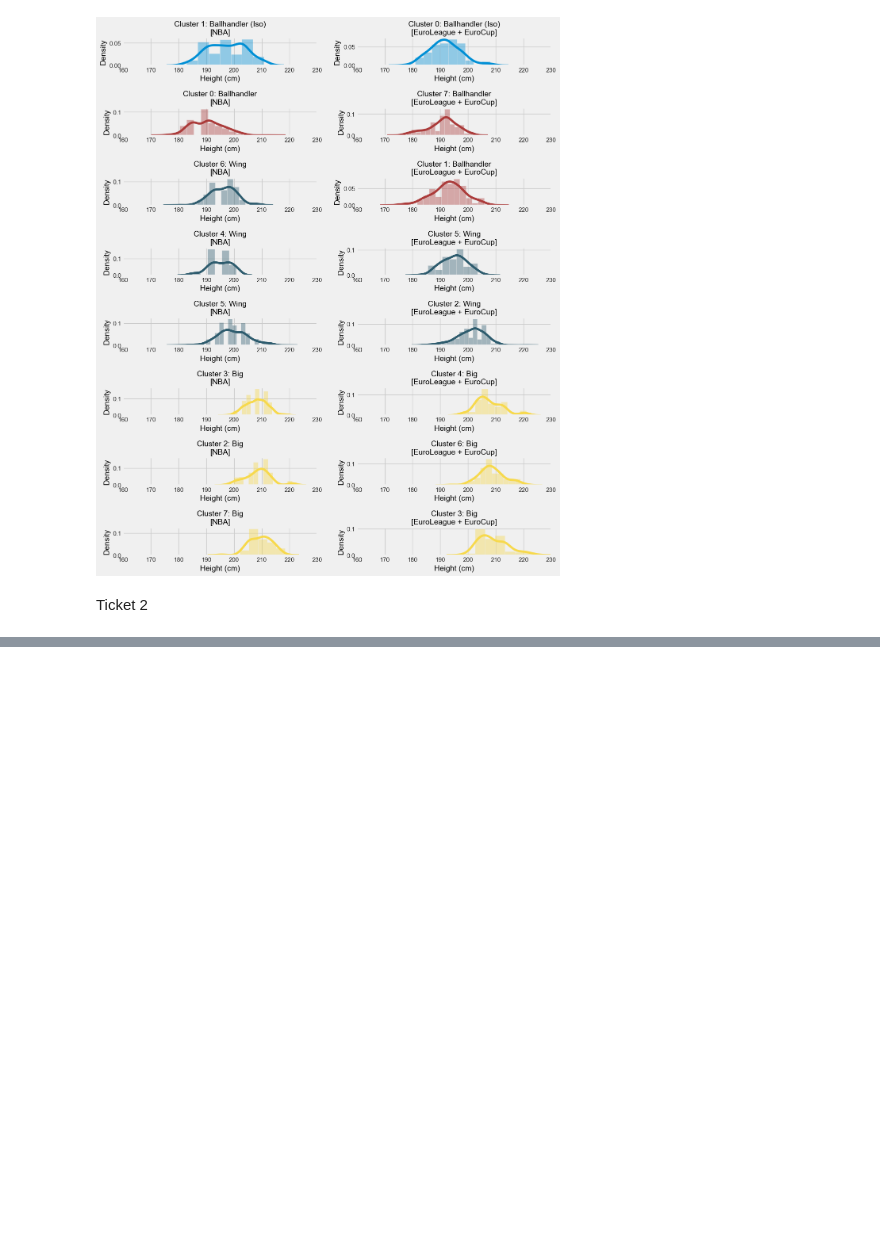
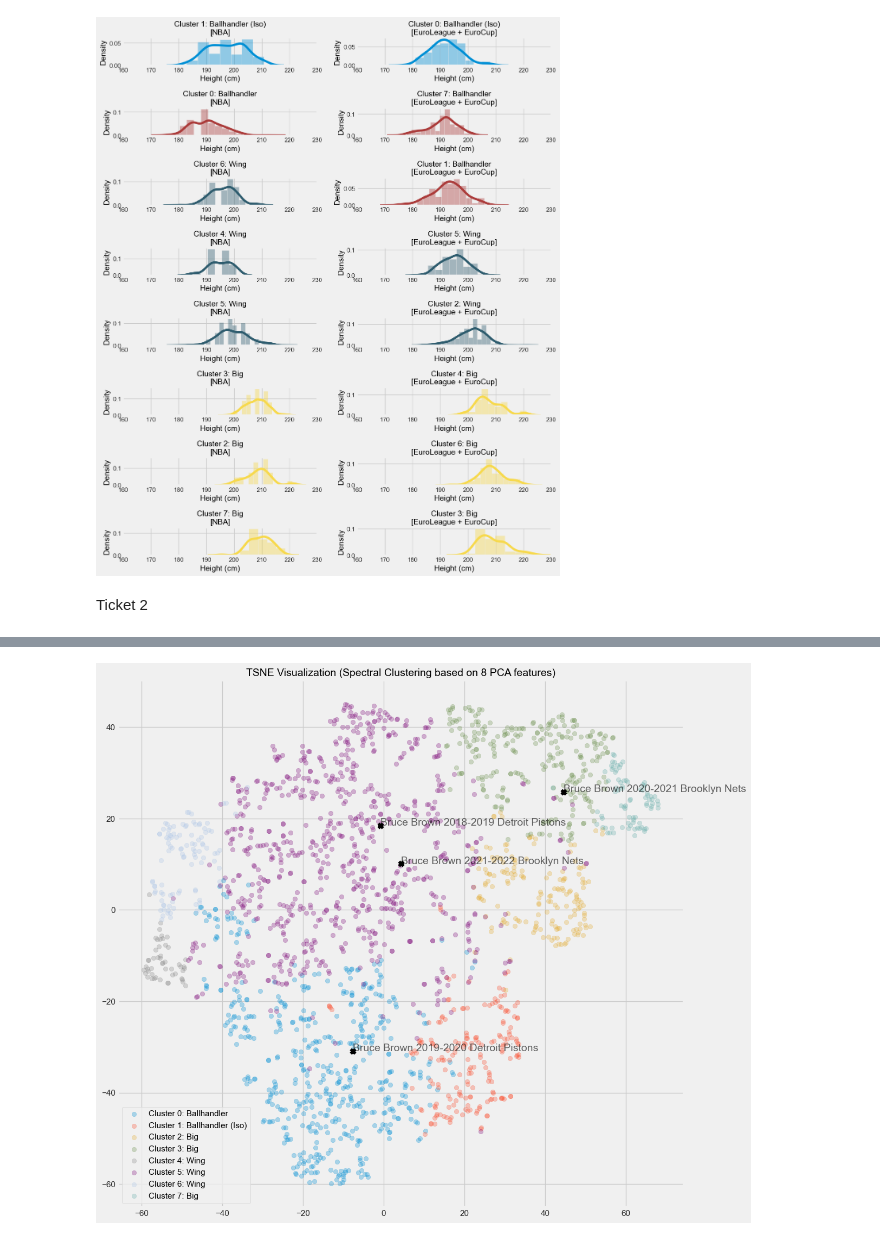
Before and after one commit to xulianrenzoku/synergy_app_clustering, a Jupyter notebook: medium_viz.ipynb, the cells around one changed output, grey strips where cells are left out. Cells and saved outputs as stored; diff of their text form; code cells hidden in the pictures; blank space fills up the shorter version.

Commit message:
Add Bruce Brown

```diff
--- a/medium_viz.ipynb
+++ b/medium_viz.ipynb
@@ -162,0 +168,8 @@ plot_players(lookup_idx)
+# %%
+lookup_players = ['Bruce Brown']
+lookup_idx = nba_df[nba_df['Player'].isin(lookup_players)].index
+# %%
+figsize(12, 12)
+plot_players(lookup_idx)
+# %% [output]
+[figure, added]
```
Also changed, not shown: parts of 3 cells of this notebook.
